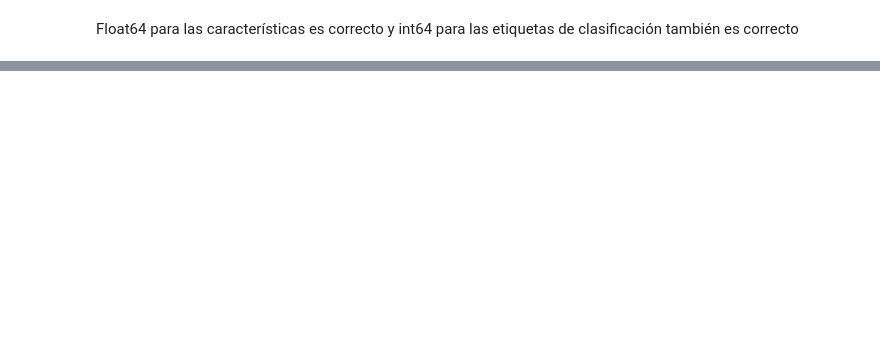
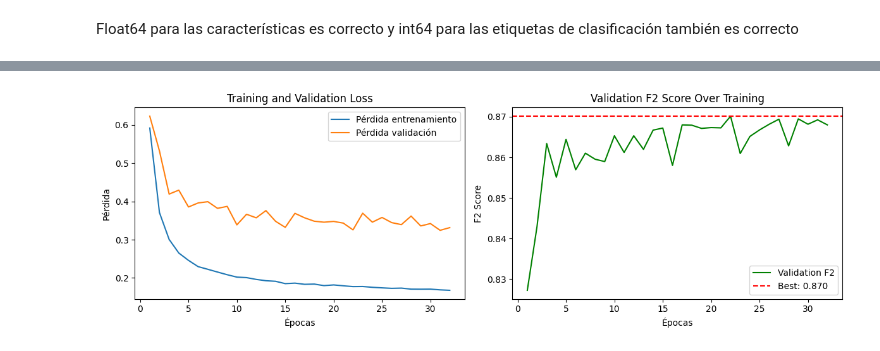
Before and after one commit to SergioReigosa/ia25-master-main, a Jupyter notebook: sergio_ejercicios/tiroides/tiroides_red_sergio.ipynb, the cells around one changed output, grey strips where cells are left out. Saved outputs shown, nothing was run; the diff lists cells and outputs as text; code cells hidden in the pictures; blank space fills up the shorter version.

```diff
--- a/sergio_ejercicios/tiroides/tiroides_red_sergio.ipynb
+++ b/sergio_ejercicios/tiroides/tiroides_red_sergio.ipynb
@@ -850,0 +1137,27 @@ test_dataloader = DataLoader(test_dataset, batch_size=32, shuffle=False)
+# %%
+import matplotlib.pyplot as plt
+
+best_val_f2_line = max(val_f2s)
+
+fig, axes = plt.subplots(1, 2, figsize=(12, 4))
+
+# Gráfica de pérdidas
+axes[0].plot(range(1, len(train_loss)+1), train_loss, label="Pérdida entrenamiento")
+axes[0].plot(range(1, len(val_loss)+1), val_loss, label="Pérdida validación")
+axes[0].set_xlabel("Épocas")
+axes[0].set_ylabel("Pérdida")
+axes[0].set_title("Training and Validation Loss")
+axes[0].legend()
+
+# Gráfica de F2
+axes[1].plot(range(1, len(val_f2s)+1), val_f2s, label="Validation F2", color="green")
+axes[1].axhline(y=best_val_f2_line, color="red", linestyle="--", label=f"Best: {best_val_f2_line:.3f}")
+axes[1].set_xlabel("Épocas")
+axes[1].set_ylabel("F2 Score")
+axes[1].set_title("Validation F2 Score Over Training")
+axes[1].legend()
+
+plt.tight_layout()
+plt.show()
+# %% [output]
+[figure, added]
```
Also changed, not shown: parts of 13 cells of this notebook, 3 other files.
